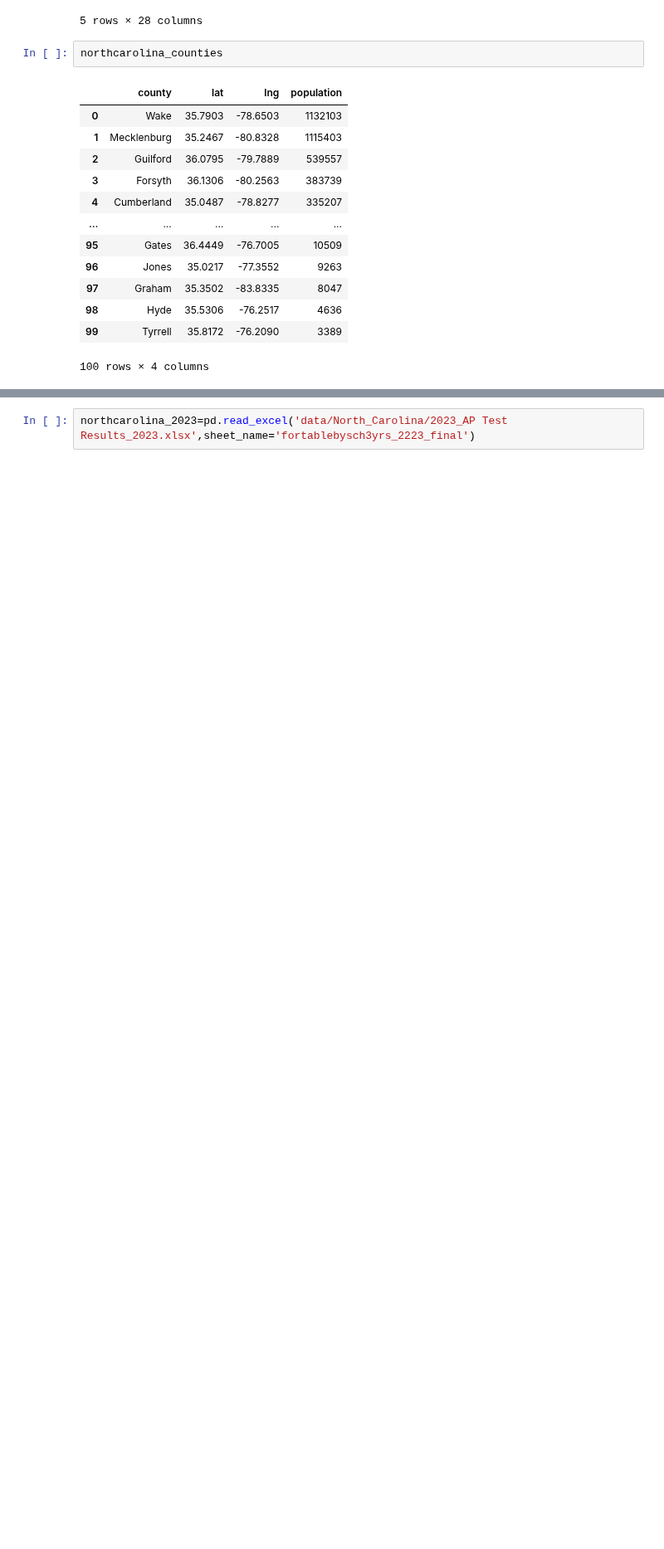
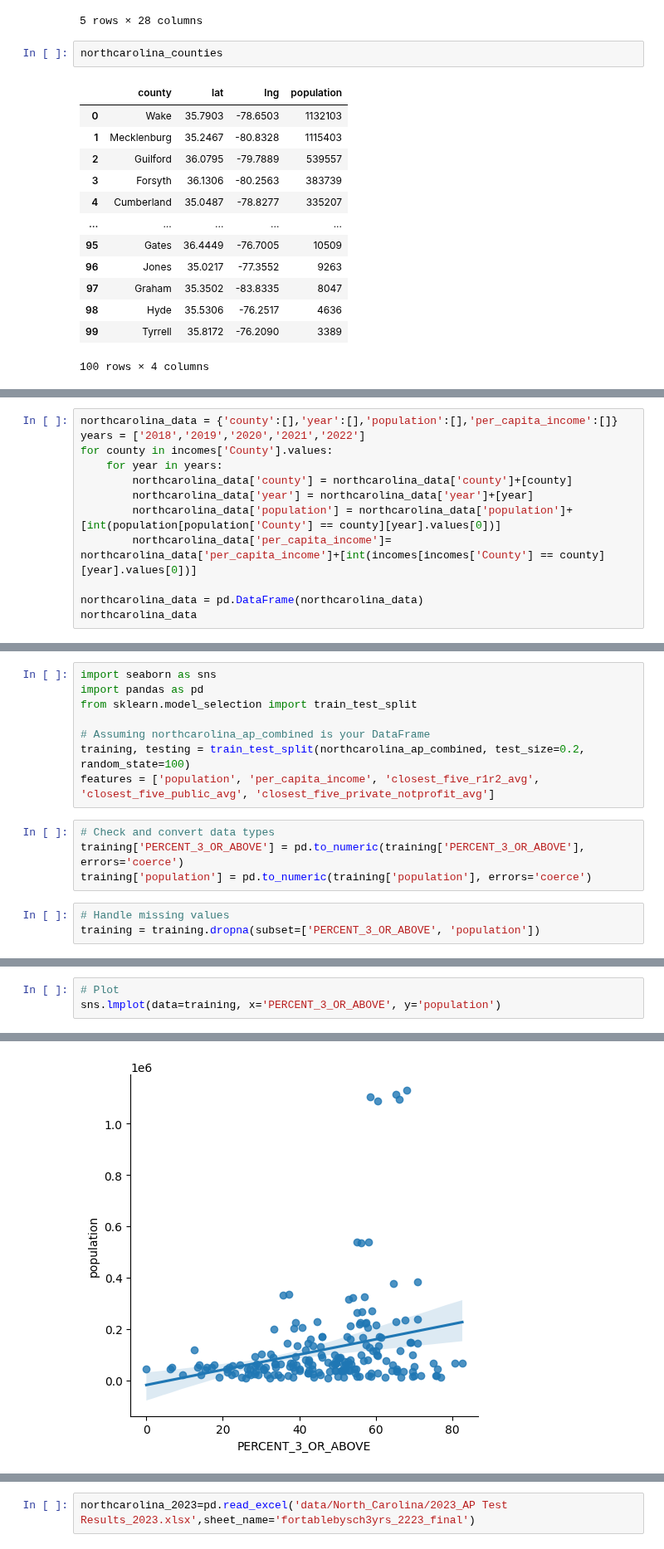
Before and after one commit to mcelhens/AP-Outcomes-to-University-Metrics, a Jupyter notebook: Shazra_notebook.ipynb, the cells around one changed output, grey strips where cells are left out. Shown at 83% size. Cells and saved outputs as stored; diff of their text form; blank space fills up the shorter version.

Commit message:
NC plots for 2018 2020

```diff
--- a/Shazra_notebook.ipynb
+++ b/Shazra_notebook.ipynb
@@ -39,0 +387,12 @@ northcarolina_counties
+# %%
+northcarolina_data = {'county':[],'year':[],'population':[],'per_capita_income':[]}
+years = ['2018','2019','2020','2021','2022']
+for county in incomes['County'].values:
+    for year in years:
+        northcarolina_data['county'] = northcarolina_data['county']+[county]
+        northcarolina_data['year'] = northcarolina_data['year']+[year]
+        northcarolina_data['population'] = northcarolina_data['population']+[int(population[population['County'] == county][year].values[0])]
+        northcarolina_data['per_capita_income']= northcarolina_data['per_capita_income']+[int(incomes[incomes['County'] == county][year].values[0])]
+
+northcarolina_data = pd.DataFrame(northcarolina_data)
+northcarolina_data
@@ -39,0 +481,15 @@ northcarolina_counties
+# %%
+import seaborn as sns
+import pandas as pd
+from sklearn.model_selection import train_test_split
+
+# Assuming northcarolina_ap_combined is your DataFrame
+training, testing = train_test_split(northcarolina_ap_combined, test_size=0.2, random_state=100)
+features = ['population', 'per_capita_income', 'closest_five_r1r2_avg', 'closest_five_public_avg', 'closest_five_private_notprofit_avg']
+# %%
+# Check and convert data types
+training['PERCENT_3_OR_ABOVE'] = pd.to_numeric(training['PERCENT_3_OR_ABOVE'], errors='coerce')
+training['population'] = pd.to_numeric(training['population'], errors='coerce')
+# %%
+# Handle missing values
+training = training.dropna(subset=['PERCENT_3_OR_ABOVE', 'population'])
@@ -39,0 +506,4 @@ northcarolina_counties
+# %%
+# Plot
+sns.lmplot(data=training, x='PERCENT_3_OR_ABOVE', y='population')
+# %% [output]
@@ -39,0 +511 @@ northcarolina_counties
+[figure, added]
```
Also changed, not shown: parts of 45 cells of this notebook, 3 other files.
